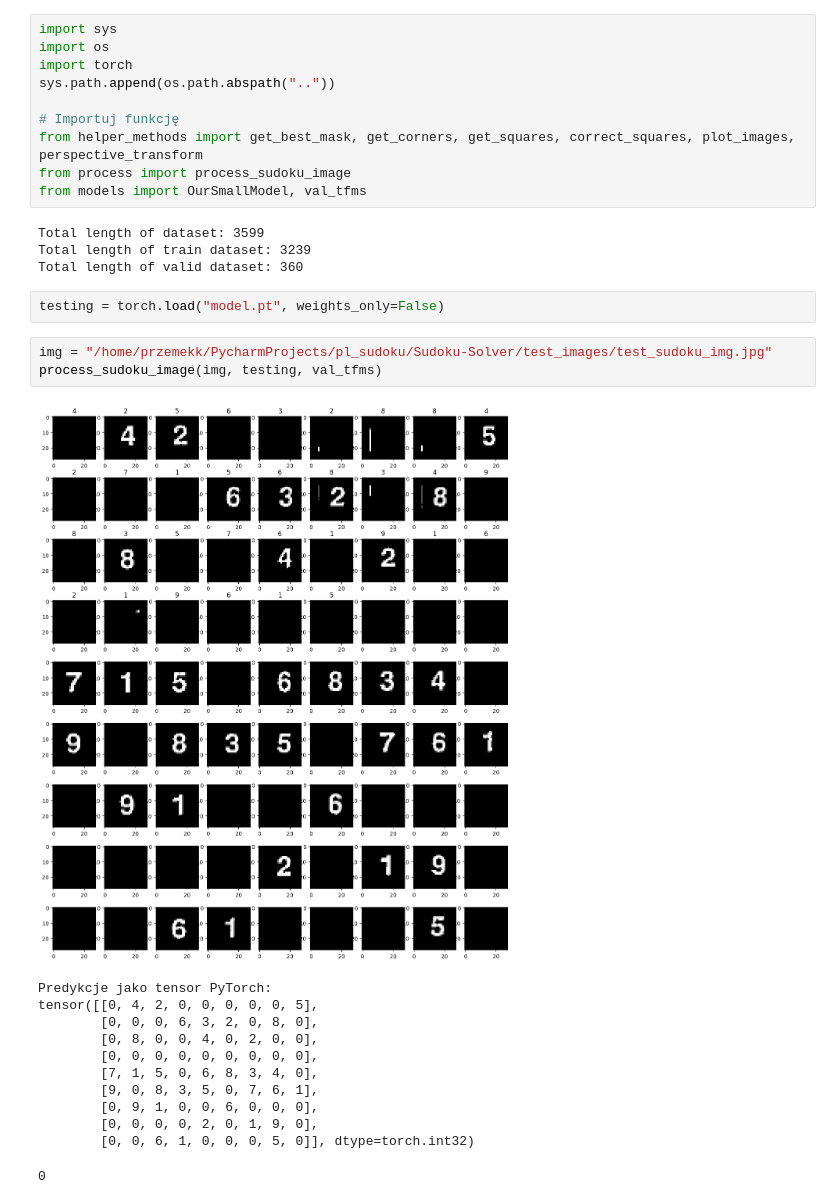
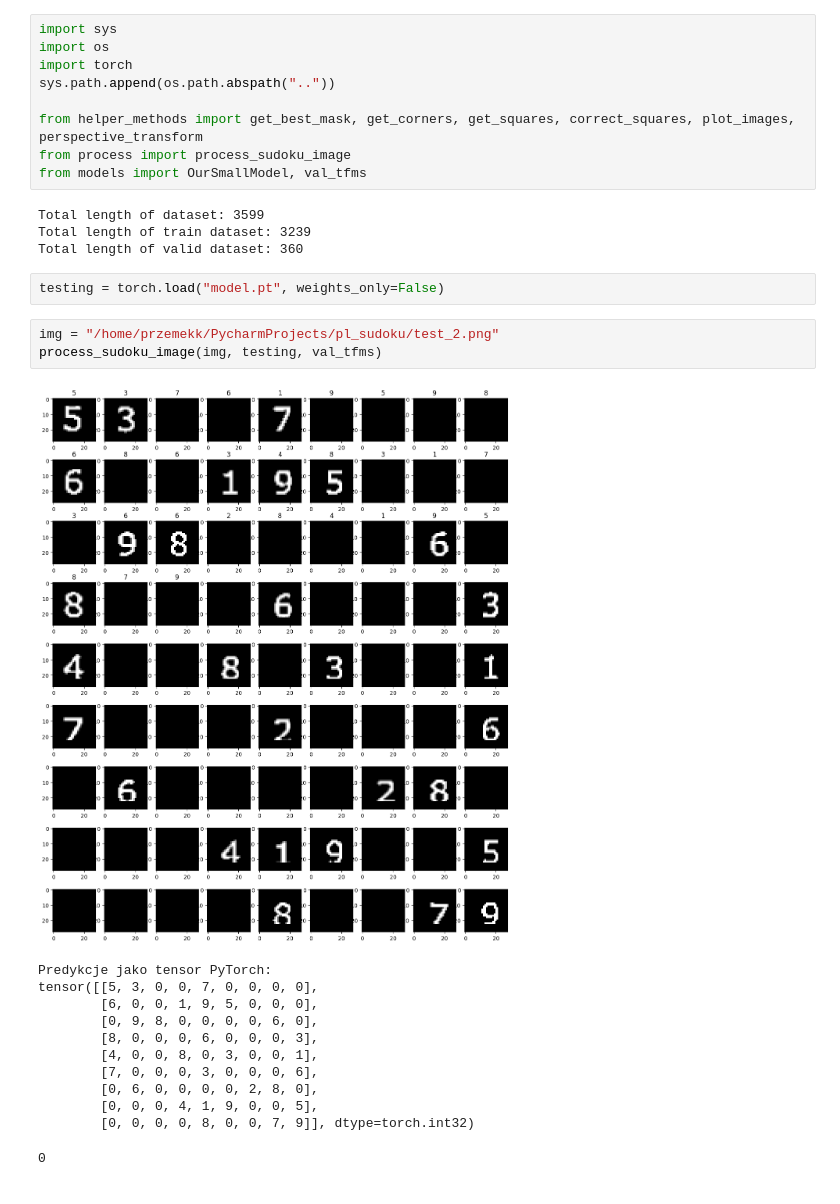
Before and after one commit to Przemek1337/Sudoku-Hacker, a Jupyter notebook: notebooks/evaluate.ipynb, the cells around one changed output. Cells and saved outputs as stored; diff of their text form.

```diff
--- a/notebooks/evaluate.ipynb
+++ b/notebooks/evaluate.ipynb
@@ -4,7 +4,6 @@ import os
 import torch
 sys.path.append(os.path.abspath(".."))
 
-# Importuj funkcję
 from helper_methods import get_best_mask, get_corners, get_squares, correct_squares, plot_images, perspective_transform
 from process import process_sudoku_image
 from models import OurSmallModel, val_tfms
@@ -15,18 +14,18 @@ Total length of valid dataset: 360
 # %%
 testing = torch.load("model.pt", weights_only=False)
 # %%
-img = "/home/przemekk/PycharmProjects/pl_sudoku/Sudoku-Solver/test_images/test_sudoku_img.jpg"
+img = "/home/przemekk/PycharmProjects/pl_sudoku/test_2.png"
 process_sudoku_image(img, testing, val_tfms)
 # %% [output]
-[figure, old version]
+[figure, new version]
 Predykcje jako tensor PyTorch:
-tensor([[0, 4, 2, 0, 0, 0, 0, 0, 5],
-        [0, 0, 0, 6, 3, 2, 0, 8, 0],
-        [0, 8, 0, 0, 4, 0, 2, 0, 0],
-        [0, 0, 0, 0, 0, 0, 0, 0, 0],
-        [7, 1, 5, 0, 6, 8, 3, 4, 0],
-        [9, 0, 8, 3, 5, 0, 7, 6, 1],
-        [0, 9, 1, 0, 0, 6, 0, 0, 0],
-        [0, 0, 0, 0, 2, 0, 1, 9, 0],
-        [0, 0, 6, 1, 0, 0, 0, 5, 0]], dtype=torch.int32)
+tensor([[5, 3, 0, 0, 7, 0, 0, 0, 0],
+        [6, 0, 0, 1, 9, 5, 0, 0, 0],
+        [0, 9, 8, 0, 0, 0, 0, 6, 0],
+        [8, 0, 0, 0, 6, 0, 0, 0, 3],
+        [4, 0, 0, 8, 0, 3, 0, 0, 1],
+        [7, 0, 0, 0, 3, 0, 0, 0, 6],
+        [0, 6, 0, 0, 0, 0, 2, 8, 0],
+        [0, 0, 0, 4, 1, 9, 0, 0, 5],
+        [0, 0, 0, 0, 8, 0, 0, 7, 9]], dtype=torch.int32)
 0
```
Also changed, not shown: 10 other files.
